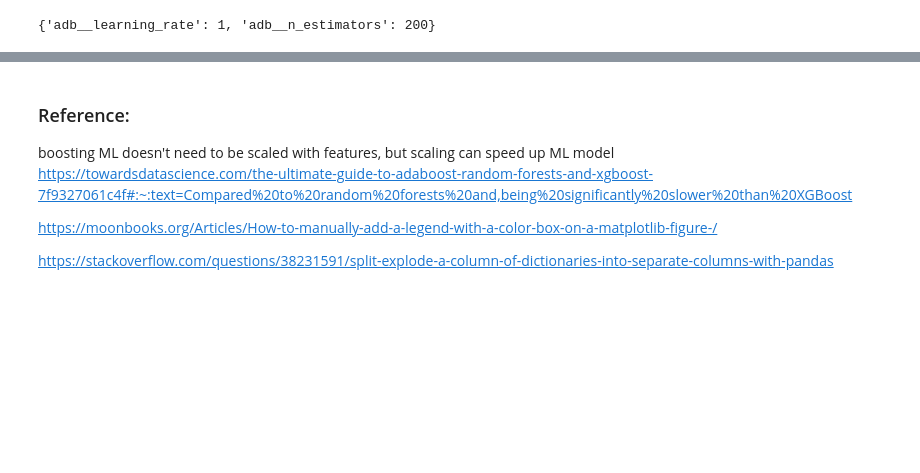
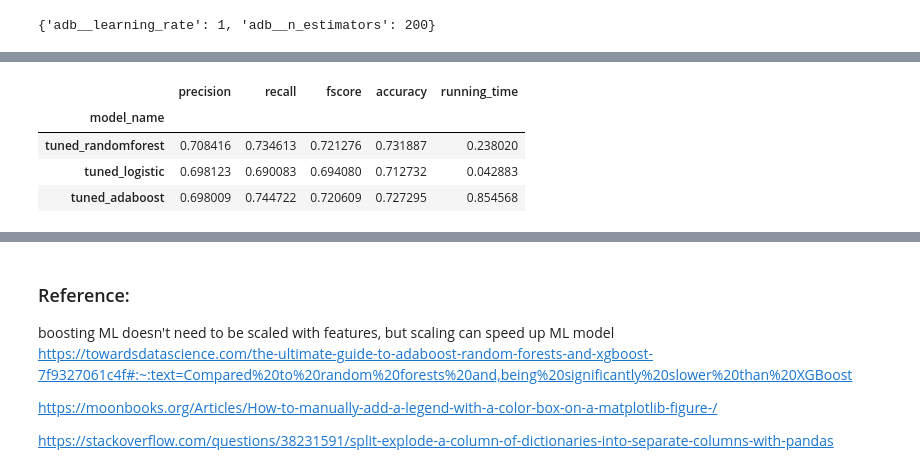
Before and after one commit to xmjuan/starbucks_capstone, a Jupyter notebook: Starbucks_Capstone_notebook.ipynb, the cells around one changed output, grey strips where cells are left out. Saved outputs shown, nothing was run; the diff lists cells and outputs as text; code cells hidden in the pictures; blank space fills up the shorter version.

```diff
--- a/Starbucks_Capstone_notebook.ipynb
+++ b/Starbucks_Capstone_notebook.ipynb
@@ -1091,0 +1182,13 @@ Above we can see, I've tried four models, although the four models have very sim
+# %%
+# results
+start = time.time()
+scaled_X_test = StandardScaler().fit_transform(X_test)
+y_pred_lg_refine = cv_lg.best_estimator_.named_steps['lg'].predict(scaled_X_test)
+end
+end = time.time()
+running_time = end - start
+
+lg_cv_result = model_results()
+df_cv_lg = lg_cv_result.calculate_results(y_pred_lg_refine, y_test)
+df_cv_lg['running_time'] = running_time
+df_cv_lg
@@ -1139 +1250,16 @@ df_cv
+# %%
+# compare tuned results
+tuned_results = df_cv_rfc.append(df_cv_lg).append(df_cv).reset_index()
+tuned_results['model_name'] = ['tuned_randomforest','tuned_logistic','tuned_adaboost']
+tuned_results = tuned_results.drop('index', axis=1)
+tuned_results.set_index('model_name', inplace=True)
+
+tuned_results.style.bar(subset=['precision', 'recall', 'fscore','accuracy'], color=['#d65f5f','#5fba7d'], vmin=0.4, vmax=0.8)\
+          .bar(subset=['running_time'], color='#d65f5f', vmin=0.0)
+# %% [output]
+|  | precision | recall | fscore | accuracy | running_time |
+| model_name |  |  |  |  |  |
+| tuned_randomforest | 0.708416 | 0.734613 | 0.721276 | 0.731887 | 0.238020 |
+| tuned_logistic | 0.698123 | 0.690083 | 0.694080 | 0.712732 | 0.042883 |
+| tuned_adaboost | 0.698009 | 0.744722 | 0.720609 | 0.727295 | 0.854568 |
 # %%
```
Also changed, not shown: parts of 21 cells of this notebook.
